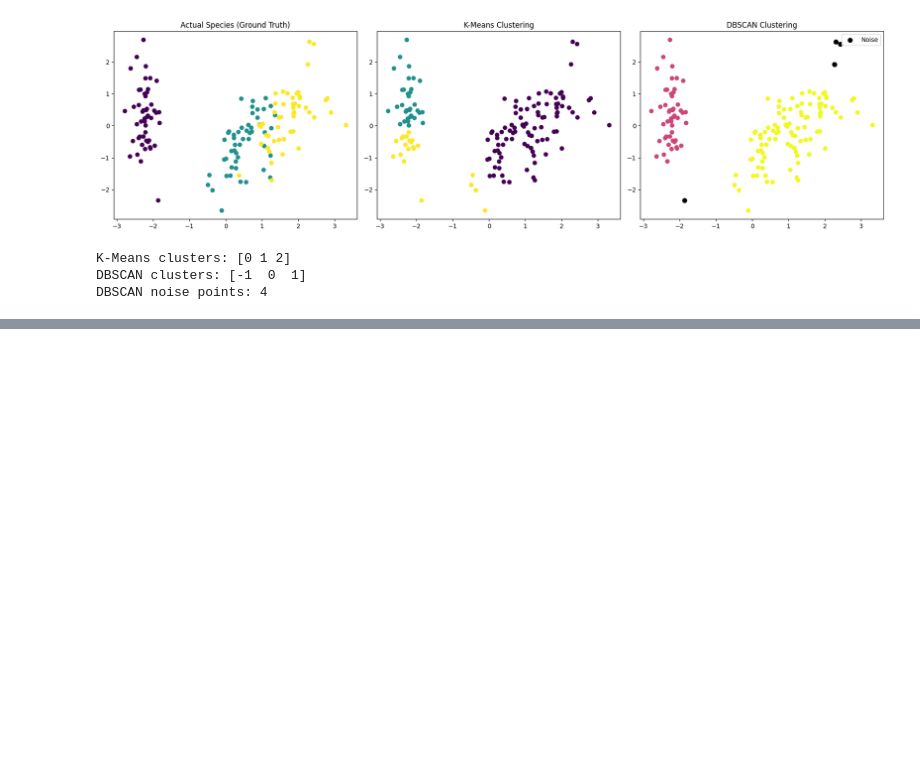
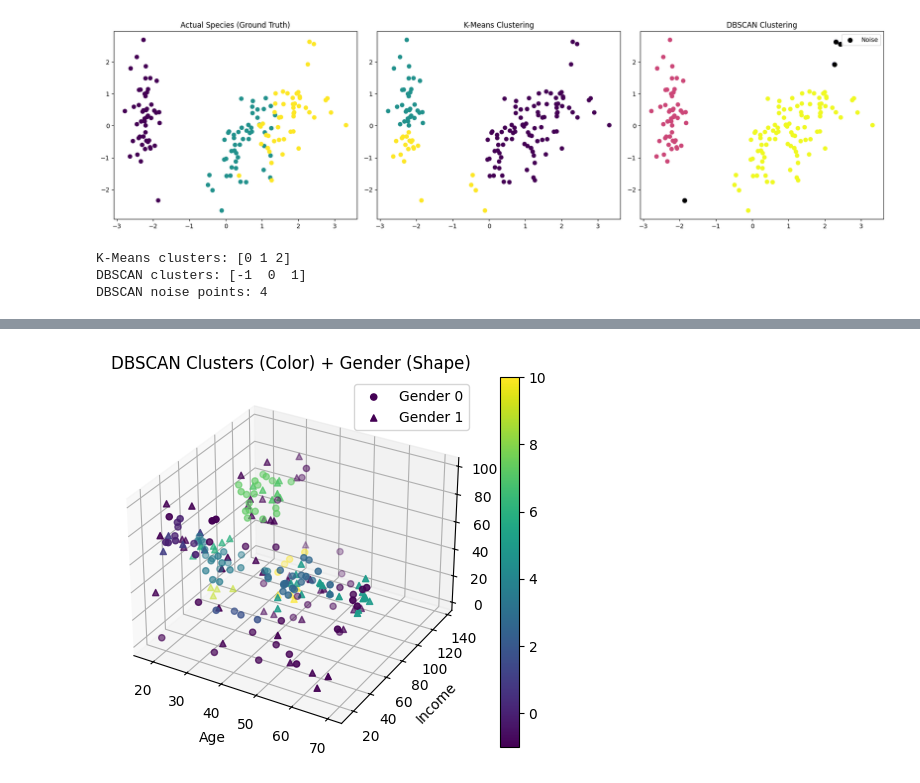
Before and after one commit to DHARSHADWARAK/PU-GenAI-Training, a Jupyter notebook: Day 7/KMeans (2).ipynb, the cells around one changed output, grey strips where cells are left out. Cells and saved outputs as stored; diff of their text form; code cells hidden in the pictures; blank space fills up the shorter version.

```diff
--- a/Day 7/KMeans (2).ipynb
+++ b/Day 7/KMeans (2).ipynb
@@ -452,0 +426,34 @@ Noise points: 15
+# %%
+from mpl_toolkits.mplot3d import Axes3D
+import matplotlib.pyplot as plt
+
+fig = plt.figure()
+ax = fig.add_subplot(111, projection='3d')
+
+# Separate by gender
+for gender_value, marker in zip([0, 1], ['o', '^']):
+    subset = df[df['Gender'] == gender_value]
+
+    scatter = ax.scatter(
+        subset['Age'],
+        subset['Annual Income (k$)'],
+        subset['Spending Score (1-100)'],
+        c=subset['Cluster'],   # color = cluster
+        cmap='viridis',
+        marker=marker,
+        label=f"Gender {gender_value}"
+    )
+
+# Labels
+ax.set_xlabel("Age")
+ax.set_ylabel("Income")
+ax.set_zlabel("Spending Score")
+
+plt.title("DBSCAN Clusters (Color) + Gender (Shape)")
+
+plt.legend()
+plt.colorbar(scatter)
+
+plt.show()
+# %% [output]
+[figure, added]
```
Also changed, not shown: parts of 2 cells of this notebook, 4 other files.
